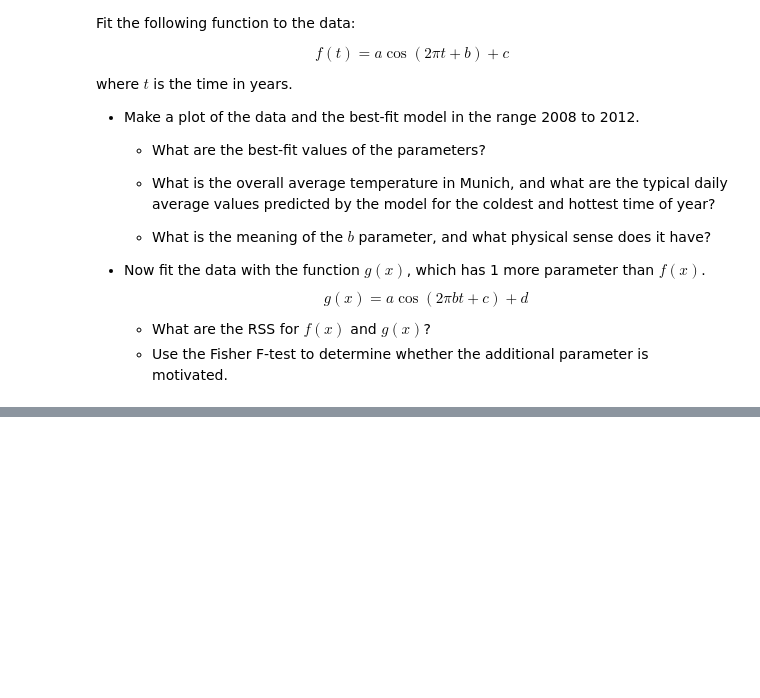
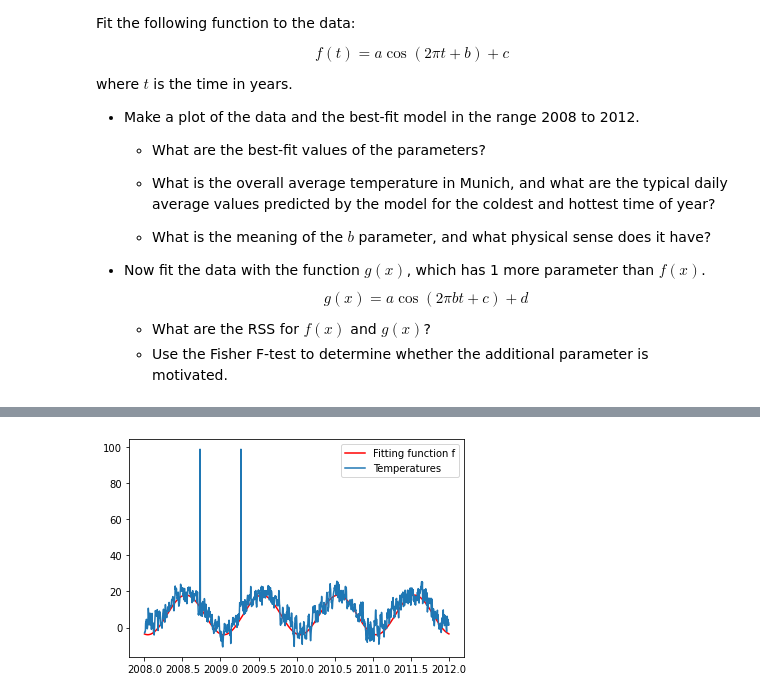
Before and after one commit to zucchett/HighLevelProgramming2021, a Jupyter notebook: 08ex_fitting.ipynb, the cells around one changed output, grey strips where cells are left out. Cells and saved outputs as stored; diff of their text form; code cells hidden in the pictures; blank space fills up the shorter version.

```diff
--- a/08ex_fitting.ipynb
+++ b/08ex_fitting.ipynb
@@ -180,18 +203,3 @@ where $t$ is the time in years.
 $$g(x) = a \cos(2\pi b t + c)+d$$
    - What are the RSS for $f(x)$ and $g(x)$?
    - Use the Fisher F-test to determine whether the additional parameter is motivated.
-# %%
-#!wget https://www.dropbox.com/s/7gy9yjl00ymxb8h/munich_temperatures_average_with_bad_data.txt --no-check-certificate
-import numpy as np
-import pandas as pd
-
-#!type munich_temperatures_average_with_bad_data.txt
-
-def f(t,a,b,c):
-    return a * cos(2*np.pi*t + b) +c
-
-data = pd.read_csv('munich_temperatures_average_with_bad_data.txt', sep=" ", header=None)
-data.columns = ["Year", "Temperature"]
-data
-#datas = data.drop(data[float(data['Year']) < 2008 and float(data['Year']) > 2012].index).reset_index()
-#datas
@@ -211,0 +206,76 @@ data
+# %%
+#!wget https://www.dropbox.com/s/7gy9yjl00ymxb8h/munich_temperatures_average_with_bad_data.txt --no-check-certificate
+#!type munich_temperatures_average_with_bad_data.txt
+
+import numpy as np
+import pandas as pd
+import matplotlib.pyplot as plt
+import math
+
+def f(t,a,b,c): #function definition
+    return a * math.cos(2*np.pi*t + b) + c
+
+###importing data using pandas
+data = pd.read_csv('munich_temperatures_average_with_bad_data.txt', sep=" ", header=None)
+data.columns = ["Year", "Temperature"]
+
+dataf = data[(data['Year'] > 2008) & (data['Year'] < 2012)].reset_index() #extracting desired columns in new dataframe
+x = dataf['Year'].to_numpy()
+a,b,c = -11,6,7 #setting the parameters for the function
+y1 = [f(x[i],a,b,c) for i in range(len(x))]
+
+temp = dataf['Temperature'].to_numpy()
+mean_T = np.mean(temp)
+print("The mean temperature in Munich is ",mean_T)
+
+av1 = dataf.nlargest(12, 'Temperature') #getting the 10 hottest days (why two days at 99 degrees? Gonna delete them)
+av1 = av1[av1['Temperature'] != 99.] #top 10 hottest days without weird numbers
+av_hot = np.mean(av1['Temperature'].to_numpy())
+print("Average temperature in hottest days: ", av_hot)
+
+av2 = dataf.nsmallest(10, 'Temperature')
+av_cold = np.mean(av2['Temperature'].to_numpy())
+print("Average temperature in coldest days: ", av_cold)
+
+###plotting data
+plt.plot(x, y1,'r-', label = "Fitting function f")
+plt.plot(x, dataf['Temperature'], label = "Temperatures")
+plt.legend()
+plt.show()
+
+print("The parameter b is used as the phase of the cosine function, and it helps in correctly setting the starting point of the function according to the temperature values.")
+
+def g(t,a,b,c,d):
+    return a * math.cos(2*np.pi*b*t + c) + d
+
+a,b,c,d = -11,1.02,4.8,7
+y2 = [g(x[i],a,b,c,d) for i in range(len(x))]
+plt.plot(x, y2,'r-', label = "Fitting function g")
+plt.plot(x, dataf['Temperature'], label = "Temperatures")
+plt.legend()
+plt.show()
+
+###RSS of the functions
+fSSR = 0
+gSSR = 0
+for i in range(len(x)):
+    fSSR = fSSR + (temp[i] - y1[i])**2
+    gSSR = gSSR + (temp[i] - y2[i])**2
+
+print("The SSR of the function f results ", fSSR)
+print("The SSR of the function g results ", gSSR)
+
+#Fisher f-test
+
+from scipy.stats import f
+
+
+### Using the define function presented in lecture 08
+def Ftest(ssr_1, ssr_2, ndof_1, ndof_2, nbins, verbose=True):
+    F = ((ssr_1 - ssr_2)/(ndof_2 - ndof_1)) / (ssr_2/(nbins - ndof_2))
+    CL = 1. - f.cdf(F, ndof_2 - ndof_1, nbins - ndof_2)
+    if verbose: print("CL: %.3f" % CL, ", additional parameter necessary:", "YES" if CL < 0.10 else "NO")
+    return CL
+
+f_vs_g = Ftest(fSSR, gSSR, 3,4, len(x))
+# %% [output]
@@ -211,0 +285 @@ data
+[figure, added]
```
Also changed, not shown: parts of 5 cells of this notebook.
